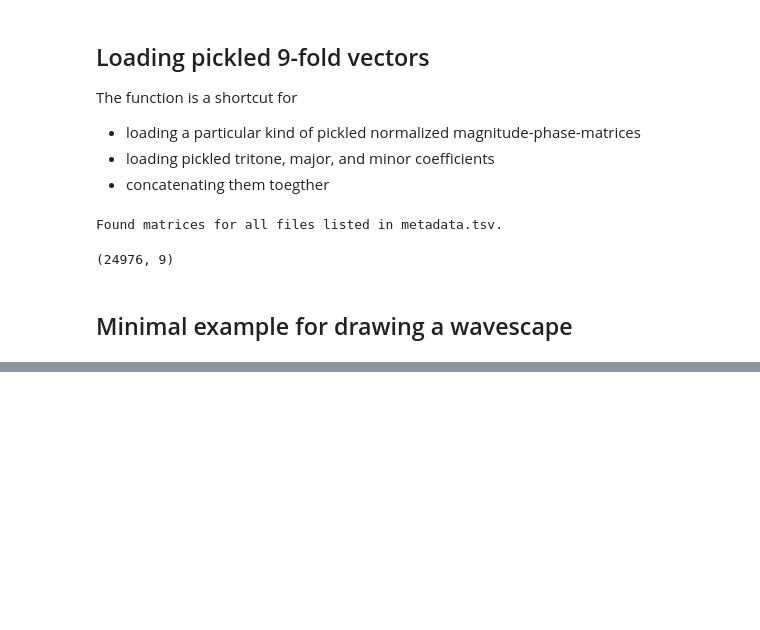
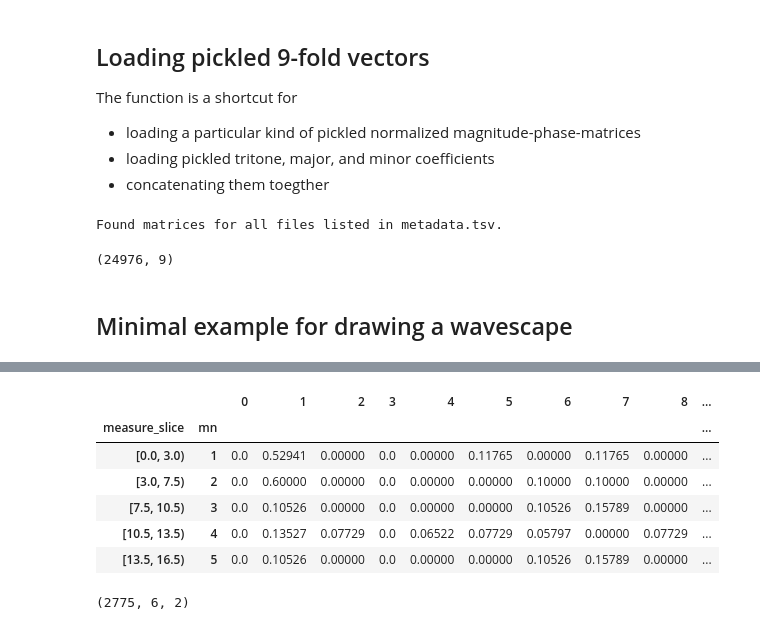
Before and after one commit to DCMLab/debussy, a Jupyter notebook: examples.ipynb, the cells around one changed output, grey strips where cells are left out. Drawn from its saved outputs; the diff is of its cells as text; code cells hidden in the pictures; blank space fills up the shorter version.

Commit message:
adds inspection of Ondine's measure-wise PCVs

```diff
--- a/examples.ipynb
+++ b/examples.ipynb
@@ -294,0 +313,20 @@ for EXAMPLE_FNAME in examples_ambiguous+examples_plain:
+# %%
+measure_pcvs_path = os.path.join(DEBUSSY_REPO, 'pcvs', 'ondine_measure-wise_pcvs.tsv')
+measure_pcvs = pd.read_csv(measure_pcvs_path, sep='\t', index_col=0)
+parse_interval_index(measure_pcvs, 'measure_slice')
+measure_pcvs.set_index('mn', append=True, inplace=True)
+measure_pcvs.head()
+# %% [output]
+|  |  | 0 | 1 | 2 | 3 | 4 | 5 | 6 | 7 | 8 | ... |
+| measure_slice | mn |  |  |  |  |  |  |  |  |  | ... |
+| [0.0, 3.0) | 1 | 0.0 | 0.52941 | 0.00000 | 0.0 | 0.00000 | 0.11765 | 0.00000 | 0.11765 | 0.00000 | ... |
+| [3.0, 7.5) | 2 | 0.0 | 0.60000 | 0.00000 | 0.0 | 0.00000 | 0.00000 | 0.10000 | 0.10000 | 0.00000 | ... |
+| [7.5, 10.5) | 3 | 0.0 | 0.10526 | 0.00000 | 0.0 | 0.00000 | 0.00000 | 0.10526 | 0.15789 | 0.00000 | ... |
+| [10.5, 13.5) | 4 | 0.0 | 0.13527 | 0.07729 | 0.0 | 0.06522 | 0.07729 | 0.05797 | 0.00000 | 0.07729 | ... |
+| [13.5, 16.5) | 5 | 0.0 | 0.10526 | 0.00000 | 0.0 | 0.00000 | 0.00000 | 0.10526 | 0.15789 | 0.00000 | ... |
+# %%
+measure_dft = apply_dft_to_pitch_class_matrix(measure_pcvs, long=True)
+measure_mag_phase_mx = normalize_dft(measure_dft, '0c', indulge_prototypes=True)
+measure_mag_phase_mx.shape
+# %% [output]
+(2775, 6, 2)
```
Also changed, not shown: parts of 8 cells of this notebook, 2 other files.
